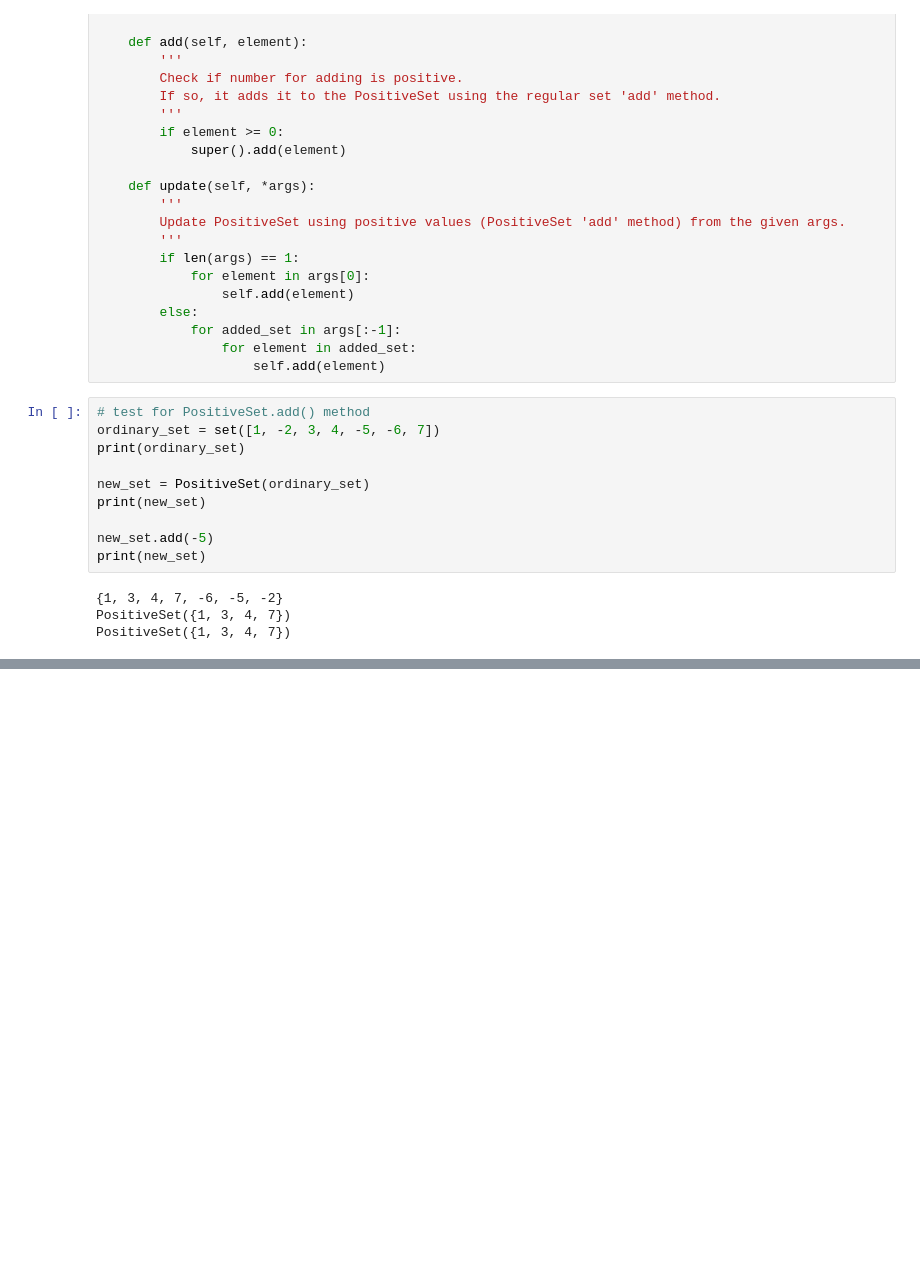
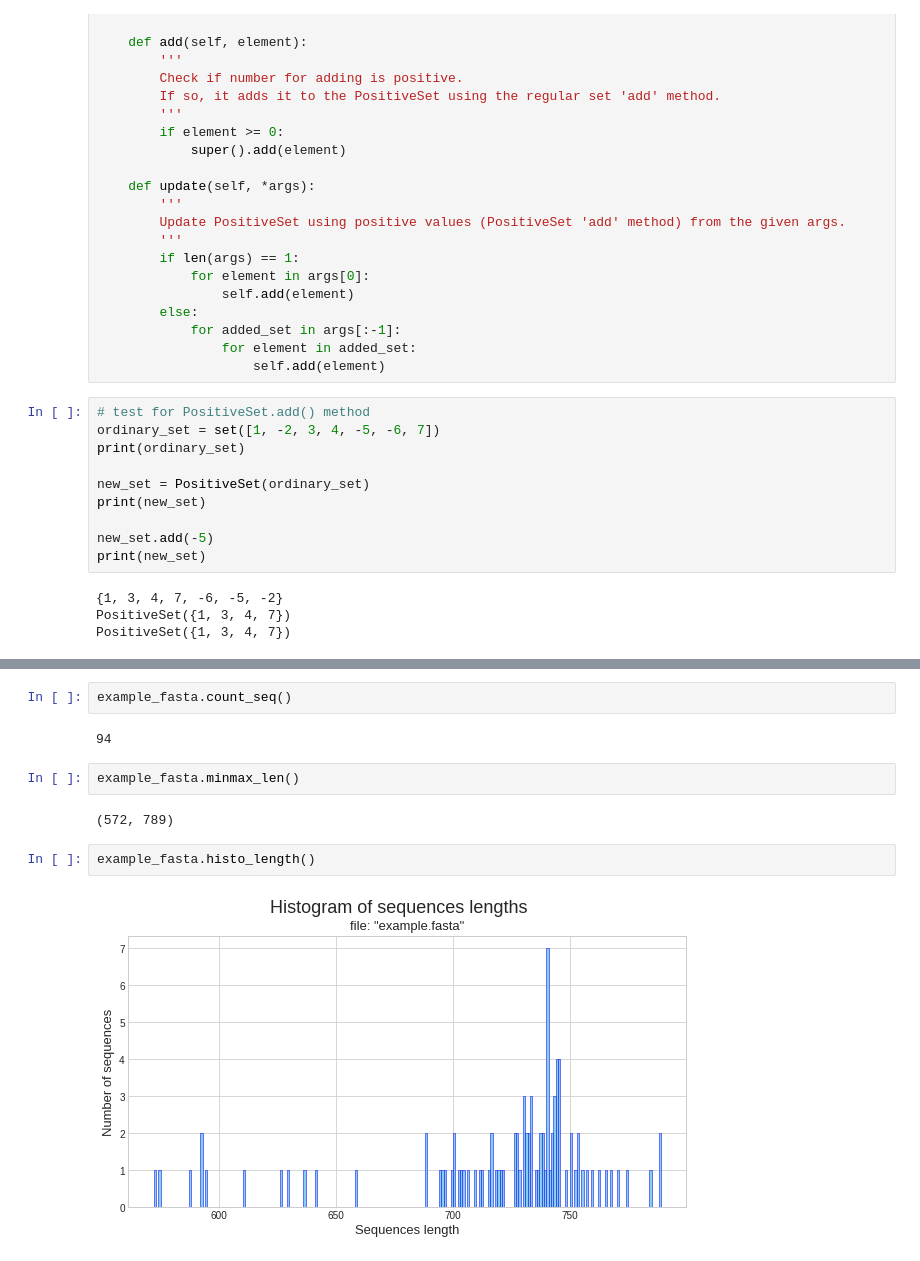
Before and after one commit to Freddsle/BI_2021_Python, a Jupyter notebook: python_homework/classes_practice/practice.ipynb, the cells around one changed output, grey strips where cells are left out. Drawn from its saved outputs; the diff is of its cells as text; blank space fills up the shorter version.

Commit message:
added histo length

```diff
--- a/python_homework/classes_practice/practice.ipynb
+++ b/python_homework/classes_practice/practice.ipynb
@@ -297,0 +325,12 @@ example_fasta.minmax_len()
+# %%
+example_fasta.count_seq()
+# %% [output]
+94
+# %%
+example_fasta.minmax_len()
+# %% [output]
+(572, 789)
+# %%
+example_fasta.histo_length()
+# %% [output]
+[figure, added]
```
Also changed, not shown: parts of 17 cells of this notebook, 1 other file.
